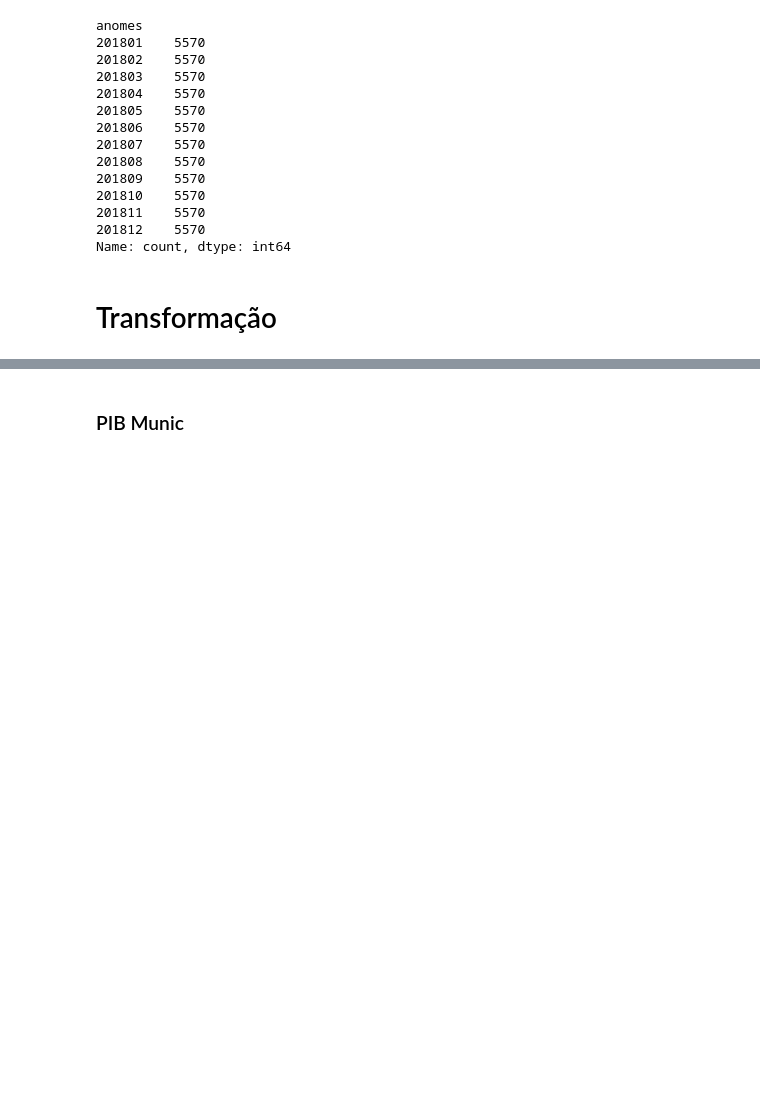
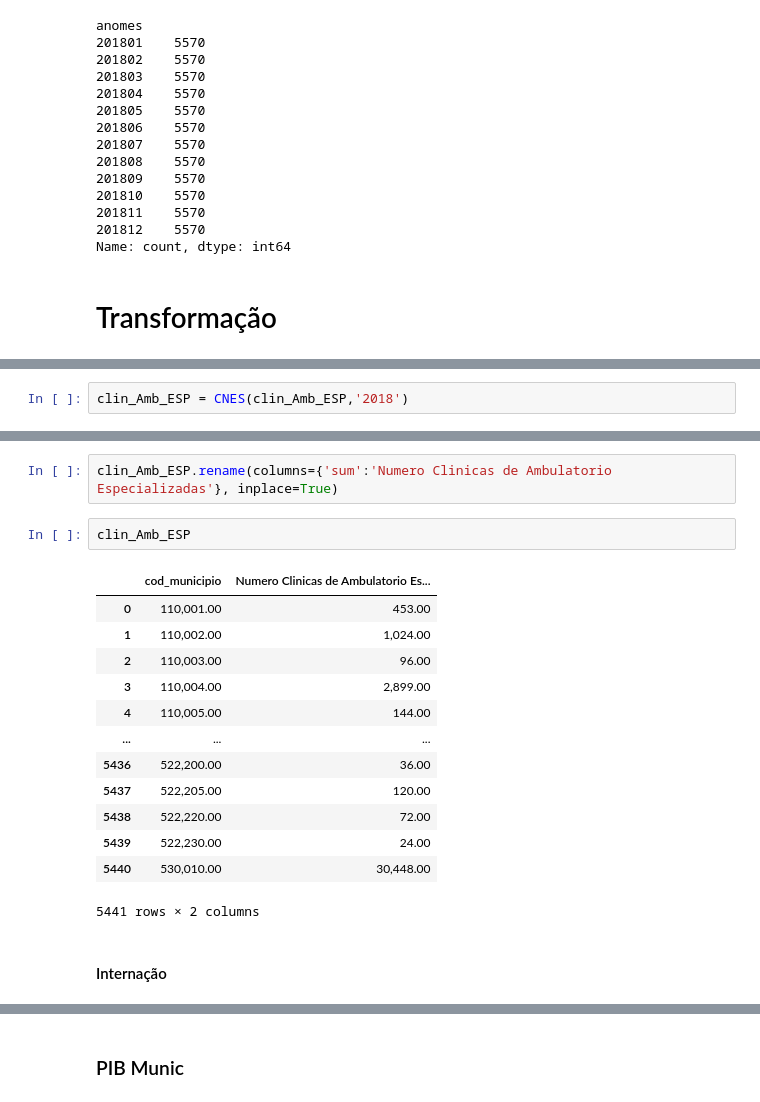
Before and after one commit to AHChaves/IC-InSAN, a Jupyter notebook: Integracao/integracao_2018.ipynb, the cells around one changed output, grey strips where cells are left out. Drawn from its saved outputs; the diff is of its cells as text; blank space fills up the shorter version.

```diff
--- a/Integracao/integracao_2018.ipynb
+++ b/Integracao/integracao_2018.ipynb
@@ -134,0 +186,2 @@ Name: count, dtype: int64
+# %%
+clin_Amb_ESP = CNES(clin_Amb_ESP,'2018')
@@ -134,0 +198,20 @@ Name: count, dtype: int64
+# %%
+clin_Amb_ESP.rename(columns={'sum':'Numero Clinicas de Ambulatorio Especializadas'}, inplace=True)
+# %%
+clin_Amb_ESP
+# %% [output]
+|  | cod_municipio | Numero Clinicas de Ambulatorio Es... |
+| 0 | 110,001.00 | 453.00 |
+| 1 | 110,002.00 | 1,024.00 |
+| 2 | 110,003.00 | 96.00 |
+| 3 | 110,004.00 | 2,899.00 |
+| 4 | 110,005.00 | 144.00 |
+| ... | ... | ... |
+| 5436 | 522,200.00 | 36.00 |
+| 5437 | 522,205.00 | 120.00 |
+| 5438 | 522,220.00 | 72.00 |
+| 5439 | 522,230.00 | 24.00 |
+| 5440 | 530,010.00 | 30,448.00 |
+5441 rows × 2 columns
+# %% [markdown]
+#### Internação
```
Also changed, not shown: parts of 25 cells of this notebook.
